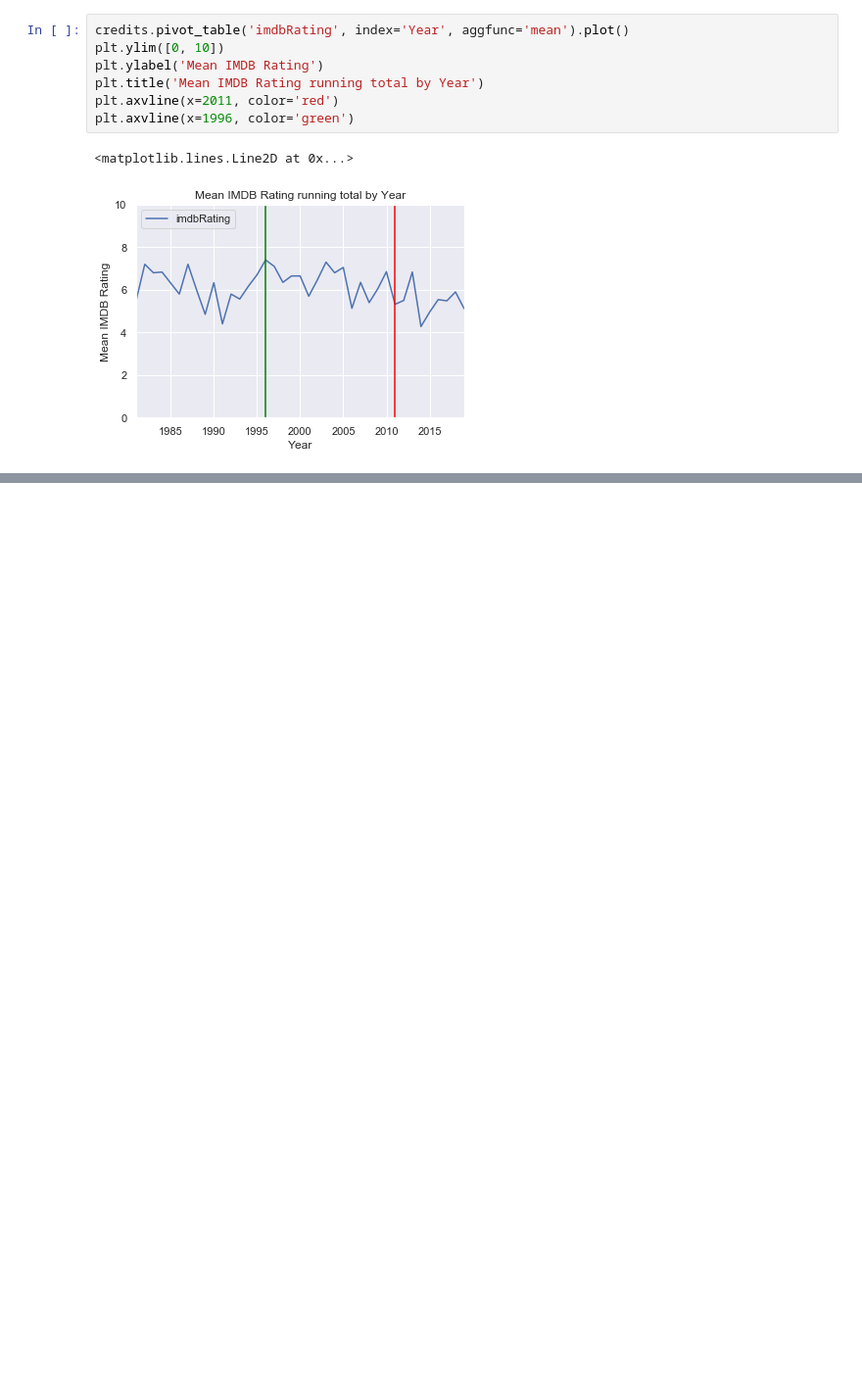
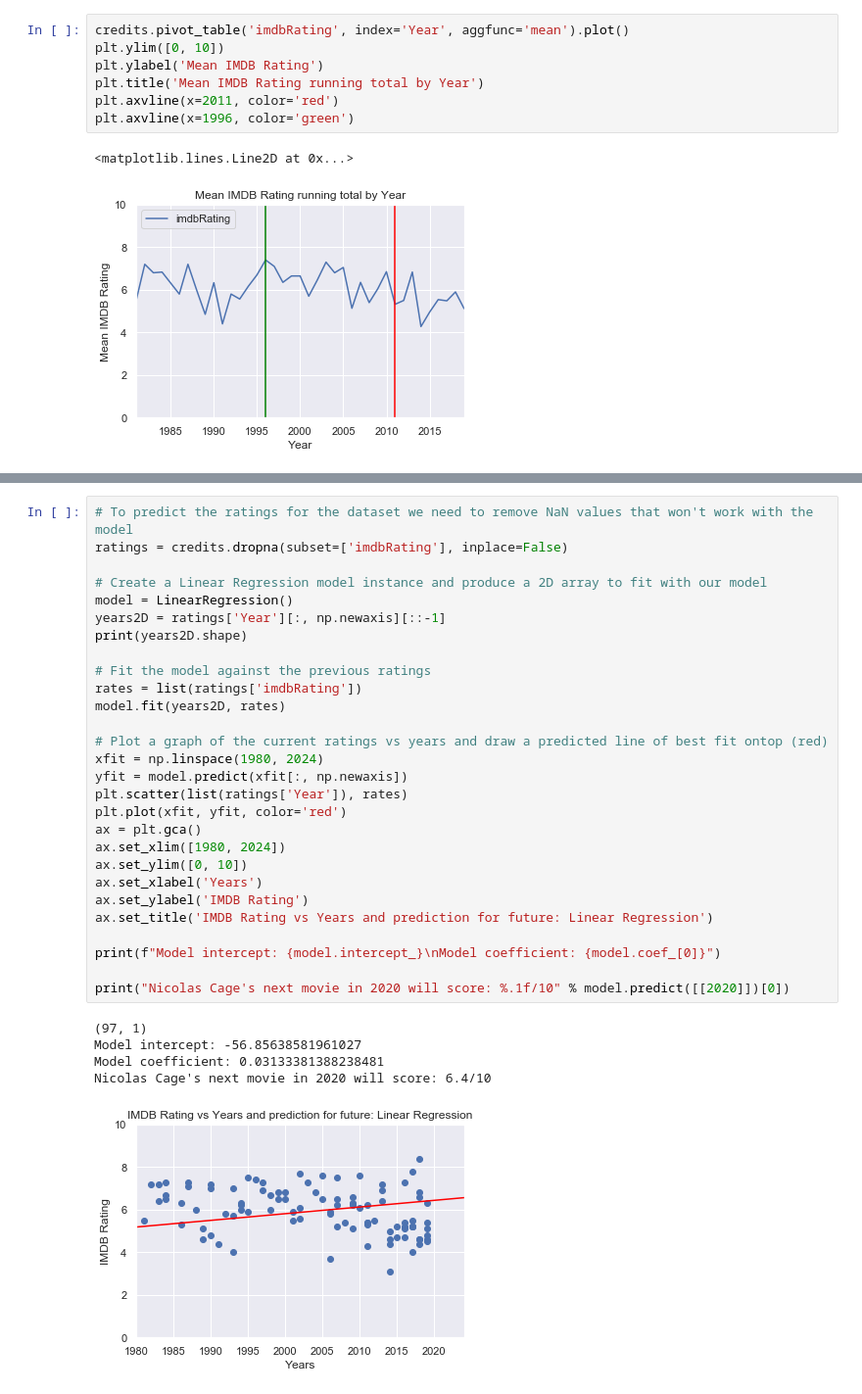
Before and after one commit to RyanJennings1/COMP41680, a Jupyter notebook: COMP41680 Project 1 - 19205824.ipynb, the cells around one changed output, grey strips where cells are left out. Shown at 98% size. Cells and saved outputs as stored; diff of their text form; blank space fills up the shorter version.

Commit message:
Add linear and polynomial regressions

```diff
--- a/COMP41680 Project 1 - 19205824.ipynb
+++ b/COMP41680 Project 1 - 19205824.ipynb
@@ -499,0 +449,34 @@ Index(['Title', 'Year', 'Rated', 'Released', 'Runtime', 'Director',
+# %%
+# To predict the ratings for the dataset we need to remove NaN values that won't work with the model
+ratings = credits.dropna(subset=['imdbRating'], inplace=False)
+
+# Create a Linear Regression model instance and produce a 2D array to fit with our model
+model = LinearRegression()
+years2D = ratings['Year'][:, np.newaxis][::-1]
+print(years2D.shape)
+
+# Fit the model against the previous ratings
+rates = list(ratings['imdbRating'])
+model.fit(years2D, rates)
+
+# Plot a graph of the current ratings vs years and draw a predicted line of best fit ontop (red)
+xfit = np.linspace(1980, 2024)
+yfit = model.predict(xfit[:, np.newaxis])
+plt.scatter(list(ratings['Year']), rates)
+plt.plot(xfit, yfit, color='red')
+ax = plt.gca()
+ax.set_xlim([1980, 2024])
+ax.set_ylim([0, 10])
+ax.set_xlabel('Years')
+ax.set_ylabel('IMDB Rating')
+ax.set_title('IMDB Rating vs Years and prediction for future: Linear Regression')
+
+print(f"Model intercept: {model.intercept_}\nModel coefficient: {model.coef_[0]}")
+
+print("Nicolas Cage's next movie in 2020 will score: %.1f/10" % model.predict([[2020]])[0])
+# %% [output]
+(97, 1)
+Model intercept: -56.85638581961027
+Model coefficient: 0.03133381388238481
+Nicolas Cage's next movie in 2020 will score: 6.4/10
+[figure, added]
```
Also changed, not shown: parts of 26 cells of this notebook.
